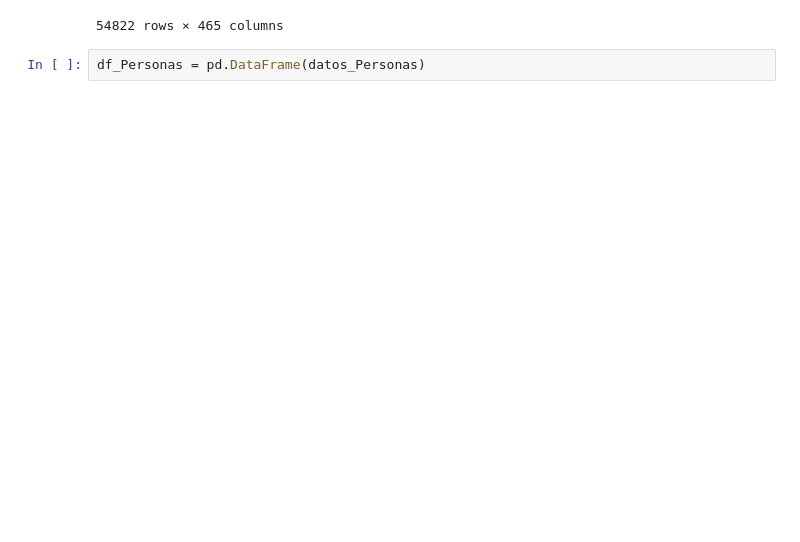
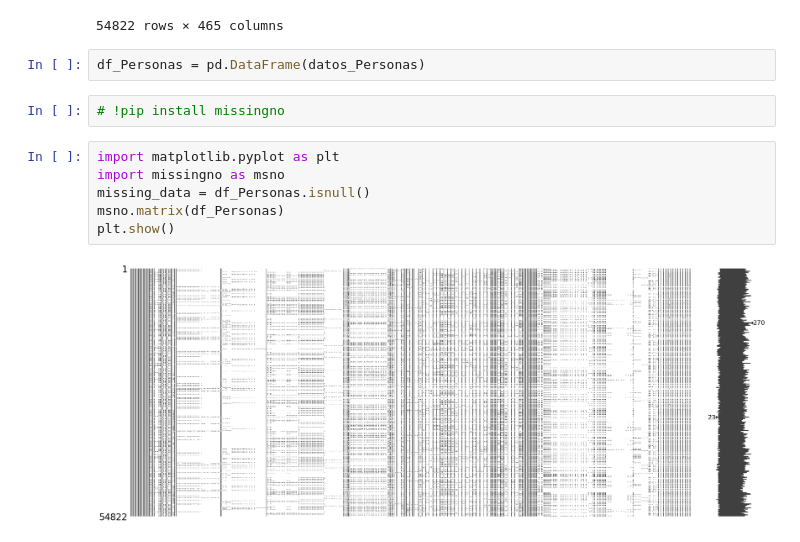
Before and after one commit to ChristopherG19/UVG_DS_Lab10, a Jupyter notebook: Laboratorio_10.ipynb, the cells around one changed output. Drawn from its saved outputs; the diff is of its cells as text; blank space fills up the shorter version.

```diff
--- a/Laboratorio_10.ipynb
+++ b/Laboratorio_10.ipynb
@@ -58,3 +55,13 @@ datos_Personas
 54822 rows × 465 columns
 # %%
 df_Personas = pd.DataFrame(datos_Personas)
+# %%
+# !pip install missingno
+# %%
+import matplotlib.pyplot as plt
+import missingno as msno
+missing_data = df_Personas.isnull()
+msno.matrix(df_Personas)
+plt.show()
+# %% [output]
+[figure, added]
```
Also changed, not shown: parts of 11 cells of this notebook.
